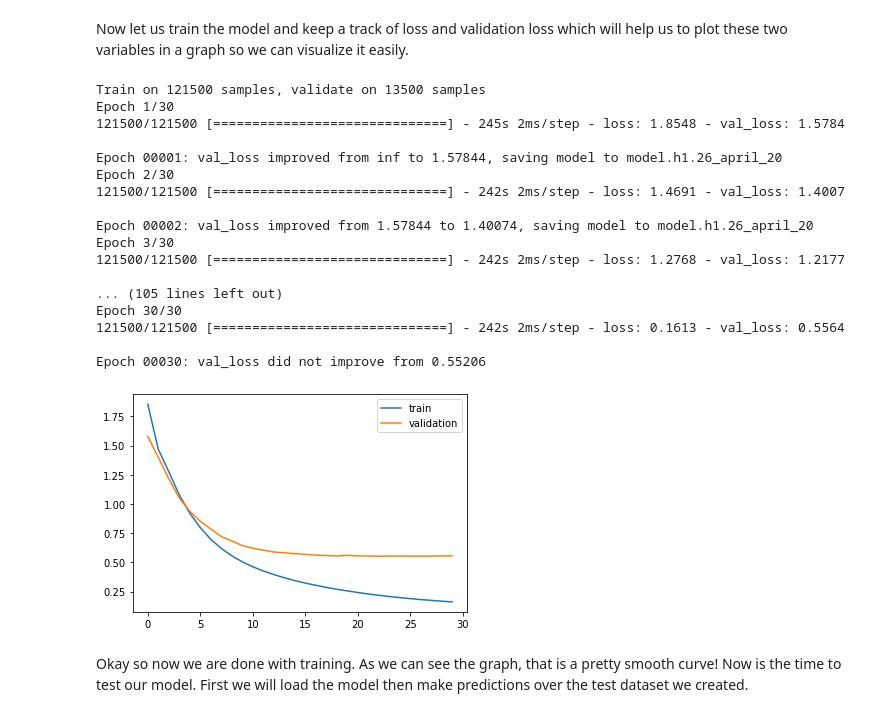
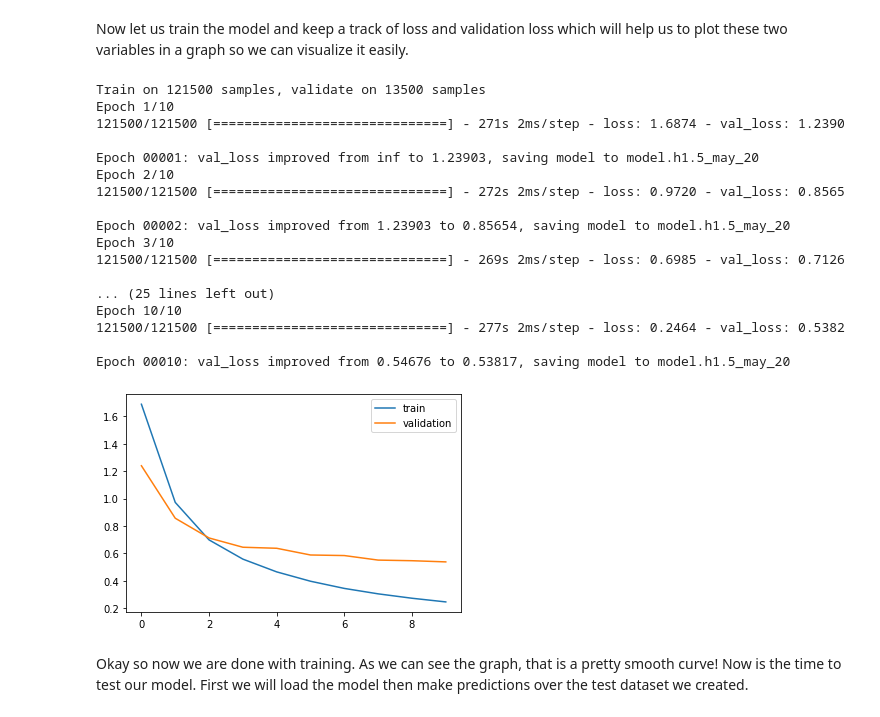
Before and after one commit to rohan-vr/Natural-Language-Processing, a Jupyter notebook: Eng_Hin_NMT_custom.ipynb, the cells around one changed output. Drawn from its saved outputs; the diff is of its cells as text; code cells hidden in the pictures.

```diff
--- a/Eng_Hin_NMT_custom.ipynb
+++ b/Eng_Hin_NMT_custom.ipynb
@@ -83,14 +83,14 @@ Now comes the part to define our model. Lets do it!
 def define_model(src_vocab, tar_vocab, src_timesteps, tar_timesteps, n_units):
 	model = Sequential()
 	model.add(Embedding(src_vocab, n_units, input_length=src_timesteps, mask_zero=True))
-	model.add(Bidirectional(LSTM(units=n_units)))
+	model.add(Bidirectional(GRU(units=n_units)))
 	model.add(RepeatVector(tar_timesteps))
-	model.add(LSTM(n_units, return_sequences=True))
-	model.add(Dense(tar_vocab, activation='softmax'))
+	model.add(Bidirectional(GRU(n_units, return_sequences=True)))
+	model.add(TimeDistributed(Dense(tar_vocab, activation='softmax')))
 	return model
 
 model = define_model(eng_vocab_size, hin_vocab_size, eng_length, hin_length, 512)
-rms = RMSprop(lr=0.001)
+rms = RMSprop(lr=0.002)
 model.compile(optimizer=rms, loss='sparse_categorical_crossentropy')
 print(model.summary())
 # %% [output]
@@ -116,35 +116,35 @@ None
 # %% [markdown]
 Now let us save the model. Dont forget to save checkpoints.
 # %%
-filename = 'model.h1.26_april_20'
+filename = 'model.h1.5_may_20'
 checkpoint = ModelCheckpoint(filename, monitor='val_loss', verbose=1, save_best_only=True, mode='min')
 # %% [markdown]
 Now let us train the model and keep a track of loss and validation loss which will help us to plot these two variables in a graph so we can visualize it easily.
 # %%
-history = model.fit(trainX, trainY.reshape(trainY.shape[0], trainY.shape[1], 1), epochs=30, batch_size=512, validation_split=0.1, callbacks=[checkpoint],  verbose=1)
+history = model.fit(trainX, trainY.reshape(trainY.shape[0], trainY.shape[1], 1), epochs=10, batch_size=512, validation_split=0.1, callbacks=[checkpoint],  verbose=1)
 plt.plot(history.history['loss'])
 plt.plot(history.history['val_loss'])
 plt.legend(['train','validation'])
 plt.show()
 # %% [output]
 Train on 121500 samples, validate on 13500 samples
-Epoch 1/30
-121500/121500 [==============================] - 245s 2ms/step - loss: 1.8548 - val_loss: 1.5784
+Epoch 1/10
+121500/121500 [==============================] - 271s 2ms/step - loss: 1.6874 - val_loss: 1.2390
 
-Epoch 00001: val_loss improved from inf to 1.57844, saving model to model.h1.26_april_20
-Epoch 2/30
-121500/121500 [==============================] - 242s 2ms/step - loss: 1.4691 - val_loss: 1.4007
+Epoch 00001: val_loss improved from inf to 1.23903, saving model to model.h1.5_may_20
+Epoch 2/10
+121500/121500 [==============================] - 272s 2ms/step - loss: 0.9720 - val_loss: 0.8565
 
-Epoch 00002: val_loss improved from 1.57844 to 1.40074, saving model to model.h1.26_april_20
-Epoch 3/30
-121500/121500 [==============================] - 242s 2ms/step - loss: 1.2768 - val_loss: 1.2177
+Epoch 00002: val_loss improved from 1.23903 to 0.85654, saving model to model.h1.5_may_20
+Epoch 3/10
+121500/121500 [==============================] - 269s 2ms/step - loss: 0.6985 - val_loss: 0.7126
 
-... (105 lines left out)
-Epoch 30/30
-121500/121500 [==============================] - 242s 2ms/step - loss: 0.1613 - val_loss: 0.5564
+... (25 lines left out)
+Epoch 10/10
+121500/121500 [==============================] - 277s 2ms/step - loss: 0.2464 - val_loss: 0.5382
 
-Epoch 00030: val_loss did not improve from 0.55206
+Epoch 00010: val_loss improved from 0.54676 to 0.53817, saving model to model.h1.5_may_20
-[figure, old version]
+[figure, new version]
 # %% [markdown]
 Okay so now we are done with training. As we can see the graph, that is a pretty smooth curve! Now is the time to test our model. First we will load the model then make predictions over the test dataset we created.
 # %%
```
Also changed, not shown: parts of 5 cells of this notebook.
